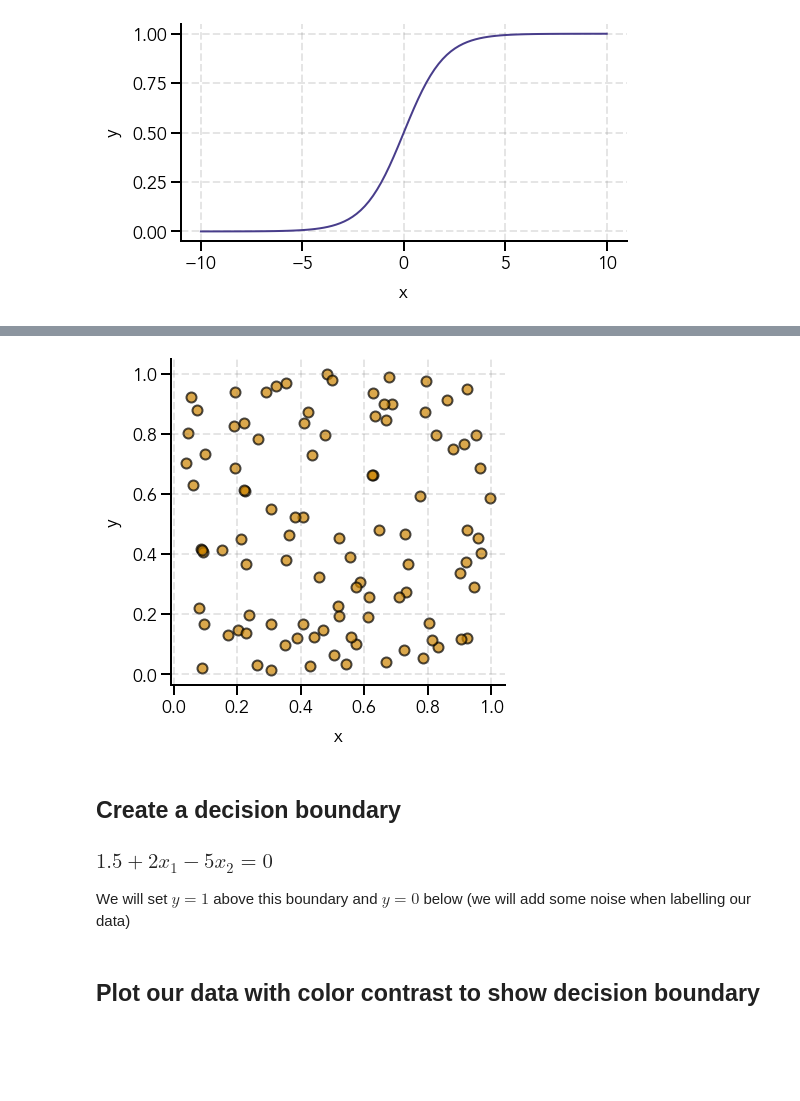
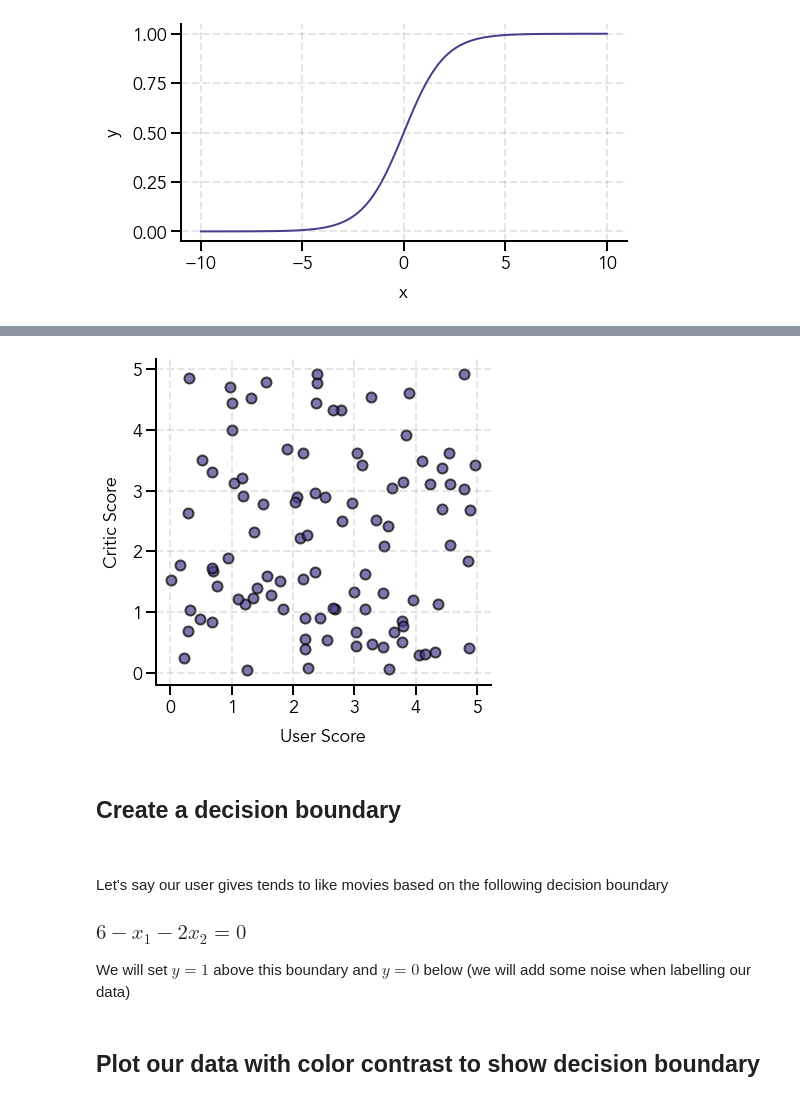
Before and after one commit to naveenv92/machine-learning-basics, a Jupyter notebook: notebooks/02-logistic-regression.ipynb, the cells around one changed output, grey strips where cells are left out. Drawn from its saved outputs; the diff is of its cells as text; code cells hidden in the pictures; blank space fills up the shorter version.

```diff
--- a/notebooks/02-logistic-regression.ipynb
+++ b/notebooks/02-logistic-regression.ipynb
@@ -59,32 +65,35 @@ plt.show()
 # %%
 # For reproducibility - will seed psuedorandom numbers at same point
-np.random.seed(1827492)
+np.random.seed(74837)
 
-# Random x1 and x2 values
-x1 = np.random.random(size=100)
-x2 = np.random.random(size=100)
+# Random user and critic scores
+user_score = 5*np.random.random(size=100)
+critic_score = 5*np.random.random(size=100)
 # %%
 # Create figure
 fig = plt.figure(figsize=(6, 6))
 ax = fig.add_subplot(111)
 
 # Colors of scatter points
-colors = ['#cc8400', '#483d8b']
+colors = ['#483d8b', '#cc8400']
 
 # Plot sample data
-ax.scatter(x1, x2, color=colors[0], s=100, edgecolor='black', linewidth=2, alpha=0.7)
+ax.scatter(user_score, critic_score, color=colors[0], s=100, edgecolor='black', linewidth=2, alpha=0.7)
 
 # Add grid
 ax.grid(linestyle='--', linewidth=2, color='gray', alpha=0.2)
 
 # Add axis labels
-ax.set(xlabel='x', ylabel='y')
+ax.set(xlabel='User Score', ylabel='Critic Score')
 
 plt.show()
 # %% [output]
-[figure, old version]
+[figure, new version]
 # %% [markdown]
 ## Create a decision boundary
-### $1.5 + 2 x_1 - 5 x_2 = 0$
+&nbsp;
+
+Let's say our user gives tends to like movies based on the following decision boundary
+### $6 - x_1 - 2 x_2 = 0$
 We will set $y = 1$ above this boundary and $y = 0$ below (we will add some noise when labelling our data)
 # %%
```
Also changed, not shown: parts of 27 cells of this notebook.
